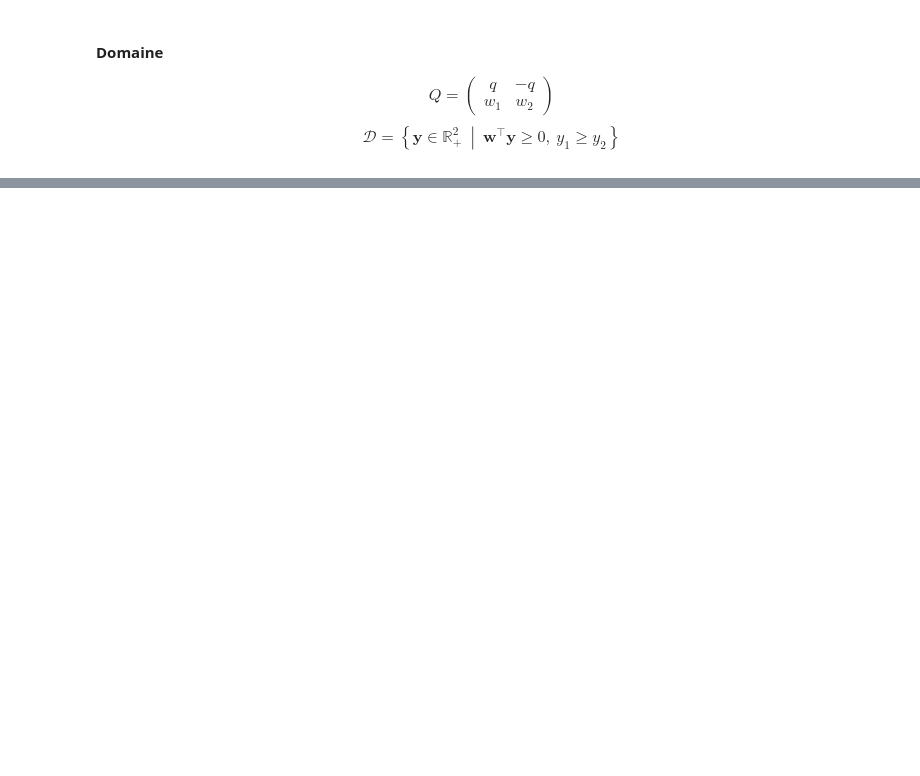
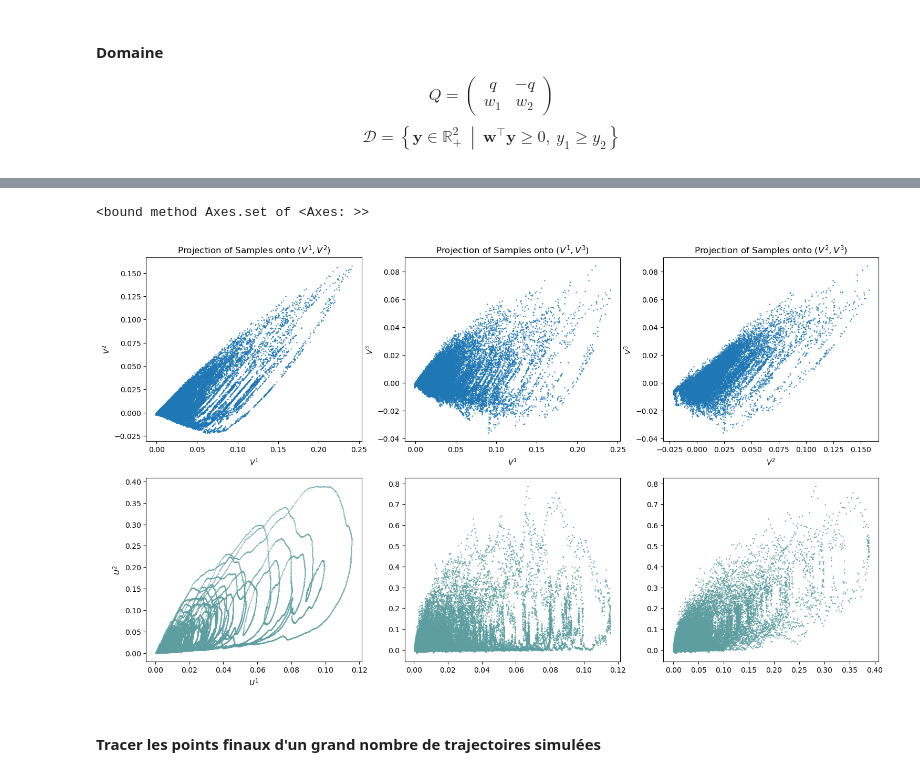
Before and after one commit to maxence2508/stage-cermics, a Jupyter notebook: state-spaces.ipynb, the cells around one changed output, grey strips where cells are left out. Cells and saved outputs as stored; diff of their text form; code cells hidden in the pictures; blank space fills up the shorter version.

```diff
--- a/state-spaces.ipynb
+++ b/state-spaces.ipynb
@@ -179,0 +202,6 @@ plt.show()
+# %%
+Q = np.array([
+    [ w[0],     -w[0],            0        ],
+    [ w[0],      w[1],    -w[0] - w[1]      ],
+    [ w[0],      w[1],     w[2]            ]
+])
@@ -179,0 +210,46 @@ plt.show()
+# %%
+trajectories = simulate_batch(V_0, v0, b, sigma, x, w, N, n, T, 1)
+trajectory = trajectories[:, 0, :]
+# %%
+# Extraire la trajectoire proprement (forme : (T+1, 3))
+trajectory = np.squeeze(trajectories[:, 0, :])
+
+# Appliquer Q à chaque vecteur V_t → U = QV
+U = trajectory @ Q.T  # (T+1, 3)
+
+v1 = trajectory[:, 0]
+v2 = trajectory[:, 1]
+v3 = trajectory[:, 2]
+
+u1 = U[:, 0]
+u2 = U[:, 1]
+u3 = U[:, 2]
+
+# Subplots : 2 lignes, 3 colonnes
+fig, axs = plt.subplots(2, 3, figsize=(18, 10))
+
+# === Ligne 1 : projections originales ===
+axs[0, 0].scatter(v1, v2, s=0.5)
+axs[0, 1].scatter(v1, v3, s=0.5)
+axs[0, 2].scatter(v2, v3, s=0.5)
+
+axs[0, 0].set_xlabel('$V^1$'); axs[0, 0].set_ylabel('$V^2$')
+axs[0, 1].set_xlabel('$V^1$'); axs[0, 1].set_ylabel('$V^3$')
+axs[0, 2].set_xlabel('$V^2$'); axs[0, 2].set_ylabel('$V^3$')
+
+axs[0, 0].set_title('Projection of Samples onto $(V^1, V^2)$')
+axs[0, 1].set_title('Projection of Samples onto $(V^1, V^3)$')
+axs[0, 2].set_title('Projection of Samples onto $(V^2, V^3)$')
+
+# === Ligne 2 : projections après transformation (U)
+axs[1, 0].scatter(u1, u2, s=0.2, color='cadetblue')
+axs[1, 1].scatter(u1, u3, s=0.5, color='cadetblue')
+axs[1, 2].scatter(u2, u3, s=0.5, color='cadetblue')
+
+axs[1, 0].set_xlabel('$U^1$'); axs[1, 0].set_ylabel('$U^2$')
+axs[1, 1].set
+# %% [output]
+<bound method Axes.set of <Axes: >>
+[figure, added]
+# %% [markdown]
+#### Tracer les points finaux d'un grand nombre de trajectoires simulées
```
Also changed, not shown: parts of 16 cells of this notebook.
